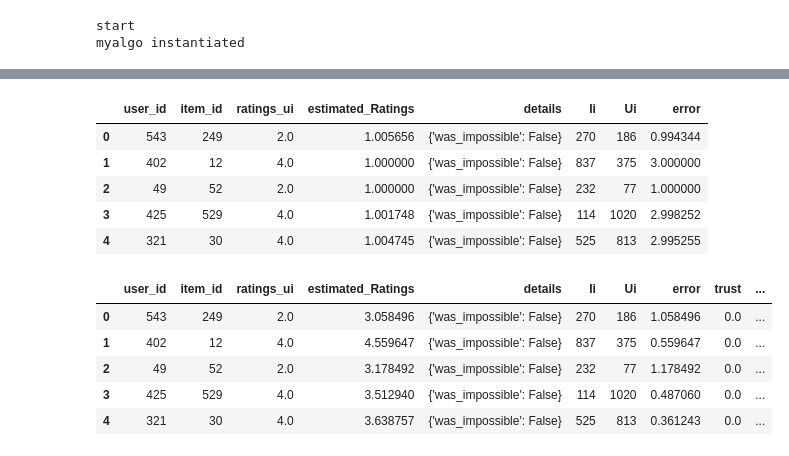
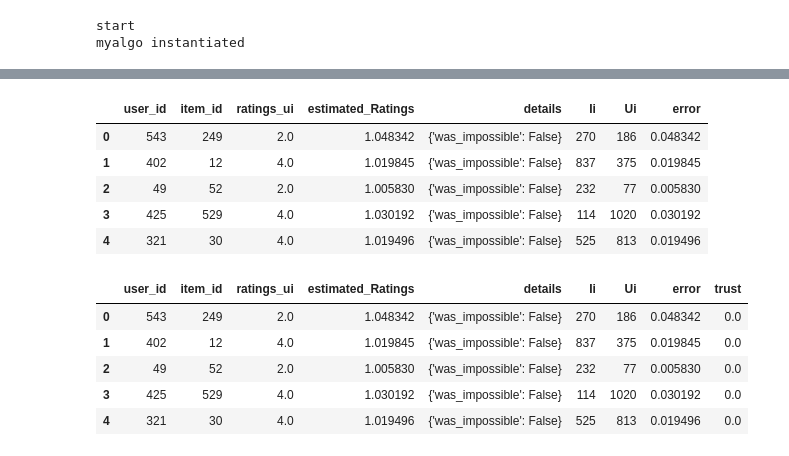
Before and after one commit to xahiru/imp2conf, a Jupyter notebook: implicittrustrun.ipynb, the cells around one changed output, grey strips where cells are left out. Cells and saved outputs as stored; diff of their text form; code cells hidden in the pictures.

Commit message:
trust as bias implemented

```diff
--- a/implicittrustrun.ipynb
+++ b/implicittrustrun.ipynb
@@ -20,10 +31,12 @@ dataset_name ='ml-100k'
 # dataset_name ='jester'
 # dataset_name ='ml-1m'
 # dataset_name ='ml-latest-small'
-compare = 3
+compare = 5
 n_factors = 20
 n_epochs = 20
 save = False
 binary=True
 data = Dataset.load_builtin(dataset_name)
 trainset, testset = train_test_split(data,random_state=100, test_size=.2)
+# %%
+orginal_binary = True
@@ -30,9 +63,9 @@ trainset, testset = train_test_split(data,random_state=100, test_size=.2)
 # %%
 algo_name = 'SVD_'
-algo = SVD(n_factors= n_factors, random_state=100)
-final_algo = SVD(n_factors= n_factors, random_state=100)
+algo = SVDpp(n_factors= n_factors, random_state=100)
+final_algo = SVDpp(n_factors= n_factors, random_state=100)
 print('start')
-myalgo = ImpliciTrust(trainset, testset, algo, final_algo, compare=compare, binary=binary, orginal_binary=True)
+myalgo = ImpliciTrust(trainset, testset, algo, final_algo, compare=compare, binary=binary, orginal_binary=orginal_binary)
 print('myalgo instantiated')
 # %% [output]
 start
@@ -81,14 +145,17 @@ def get_Ui(iid):
 # %%
 df['Ii'] = df.user_id.apply(get_Iu)
 df['Ui'] = df.item_id.apply(get_Ui)
-df['error'] = abs(df.estimated_Ratings - df.ratings_ui)
+if orginal_binary:
+    df['error'] = abs(1 - df.estimated_Ratings)
+else:
+    df['error'] = abs(df.estimated_Ratings - df.ratings_ui)
 # %%
 # myalgo.t_all_rating[(myalgo.t_all_rating.user_id == 2) & (myalgo.t_all_rating.item_id==2)].trust.item()
 df.head()
 # %% [output]
 |  | user_id | item_id | ratings_ui | estimated_Ratings | details | Ii | Ui | error |
-| 0 | 543 | 249 | 2.0 | 1.005656 | {'was_impossible': False} | 270 | 186 | 0.994344 |
-| 1 | 402 | 12 | 4.0 | 1.000000 | {'was_impossible': False} | 837 | 375 | 3.000000 |
-| 2 | 49 | 52 | 2.0 | 1.000000 | {'was_impossible': False} | 232 | 77 | 1.000000 |
-| 3 | 425 | 529 | 4.0 | 1.001748 | {'was_impossible': False} | 114 | 1020 | 2.998252 |
-| 4 | 321 | 30 | 4.0 | 1.004745 | {'was_impossible': False} | 525 | 813 | 2.995255 |
+| 0 | 543 | 249 | 2.0 | 1.048342 | {'was_impossible': False} | 270 | 186 | 0.048342 |
+| 1 | 402 | 12 | 4.0 | 1.019845 | {'was_impossible': False} | 837 | 375 | 0.019845 |
+| 2 | 49 | 52 | 2.0 | 1.005830 | {'was_impossible': False} | 232 | 77 | 0.005830 |
+| 3 | 425 | 529 | 4.0 | 1.030192 | {'was_impossible': False} | 114 | 1020 | 0.030192 |
+| 4 | 321 | 30 | 4.0 | 1.019496 | {'was_impossible': False} | 525 | 813 | 0.019496 |
@@ -95,32 +182,31 @@ df.head()
 # %%
 t = []
 est_t = []
 i_count_list = []
 u_count_list = []
 pairtrust_list = []
 ir_trust_list = []
 for index, row in df.iterrows():
     val = myalgo.single_user_trust(row['user_id'], row['item_id'])
-    esttr = myalgo.single_user_item_est_trust(row['user_id'], row['item_id'])
-    # print(str(row['user_id'])+str(row['item_id']))
-    ucount, icount, pairtrust = myalgo.any_pair_trust(row['user_id'], row['item_id'])
-    ir_trust_list.append(myalgo.single_item_trust_ir_ur(row['user_id'], row['item_id']))
+#     esttr = myalgo.single_user_item_est_trust(row['user_id'], row['item_id'])
+#     ucount, icount, pairtrust = myalgo.any_pair_trust(row['user_id'], row['item_id'], row['ratings_ui'])
+#     ir_trust_list.append(myalgo.single_item_trust_ir_ur(row['user_id'], row['item_id']))
     t.append(val)
-    i_count_list.append(icount)
-    u_count_list.append(ucount)
-    pairtrust_list.append(pairtrust)
-    est_t.append(esttr)
+#     i_count_list.append(icount)
+#     u_count_list.append(ucount)
+#     pairtrust_list.append(pairtrust)
+#     est_t.append(esttr)
 df['trust'] = t
-df['est_trust'] = est_t
-df['u_count'] = u_count_list
-df['i_count'] = i_count_list
-df['pairtrust'] = pairtrust_list
-df['ir_trust'] = ir_trust_list
+# df['est_trust'] = est_t
+# df['u_count'] = u_count_list
+# df['i_count'] = i_count_list
+# df['pairtrust'] = pairtrust_list
+# df['ir_trust'] = ir_trust_list
 df.head()
 # %% [output]
-|  | user_id | item_id | ratings_ui | estimated_Ratings | details | Ii | Ui | error | trust | ... |
-| 0 | 543 | 249 | 2.0 | 3.058496 | {'was_impossible': False} | 270 | 186 | 1.058496 | 0.0 | ... |
-| 1 | 402 | 12 | 4.0 | 4.559647 | {'was_impossible': False} | 837 | 375 | 0.559647 | 0.0 | ... |
-| 2 | 49 | 52 | 2.0 | 3.178492 | {'was_impossible': False} | 232 | 77 | 1.178492 | 0.0 | ... |
-| 3 | 425 | 529 | 4.0 | 3.512940 | {'was_impossible': False} | 114 | 1020 | 0.487060 | 0.0 | ... |
-| 4 | 321 | 30 | 4.0 | 3.638757 | {'was_impossible': False} | 525 | 813 | 0.361243 | 0.0 | ... |
+|  | user_id | item_id | ratings_ui | estimated_Ratings | details | Ii | Ui | error | trust |
+| 0 | 543 | 249 | 2.0 | 1.048342 | {'was_impossible': False} | 270 | 186 | 0.048342 | 0.0 |
+| 1 | 402 | 12 | 4.0 | 1.019845 | {'was_impossible': False} | 837 | 375 | 0.019845 | 0.0 |
+| 2 | 49 | 52 | 2.0 | 1.005830 | {'was_impossible': False} | 232 | 77 | 0.005830 | 0.0 |
+| 3 | 425 | 529 | 4.0 | 1.030192 | {'was_impossible': False} | 114 | 1020 | 0.030192 | 0.0 |
+| 4 | 321 | 30 | 4.0 | 1.019496 | {'was_impossible': False} | 525 | 813 | 0.019496 | 0.0 |
```
Also changed, not shown: parts of 27 cells of this notebook, 3 other files.
